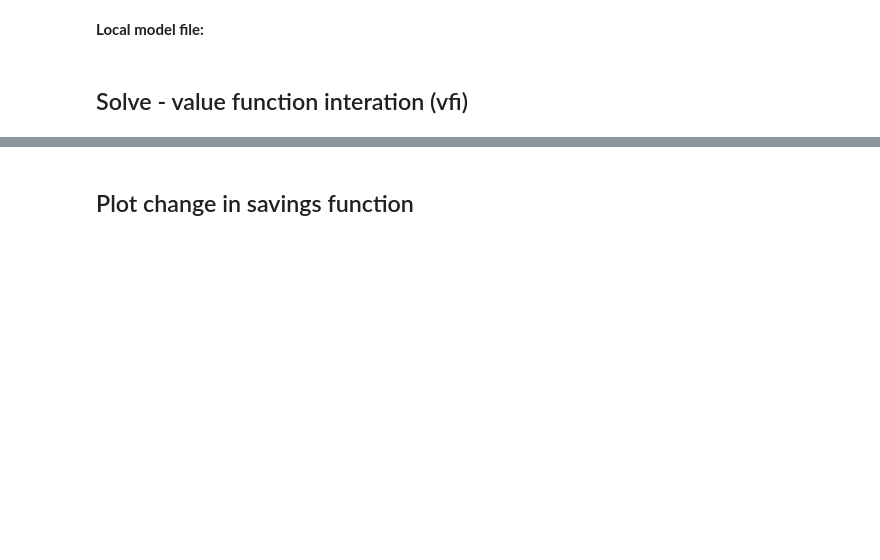
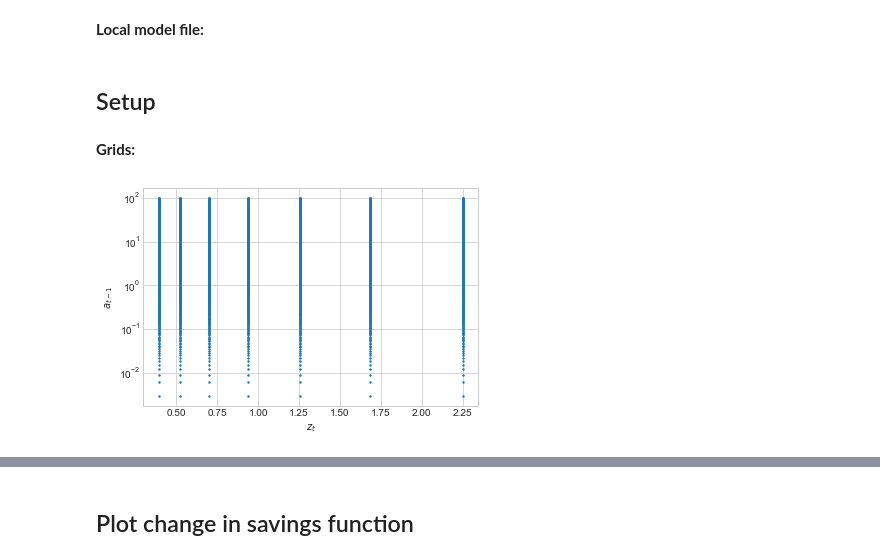
Before and after one commit to NumEconCopenhagen/AdvMacroHet, a Jupyter notebook: 01/Introduction.ipynb, the cells around one changed output, grey strips where cells are left out. Drawn from its saved outputs; the diff is of its cells as text; code cells hidden in the pictures; blank space fills up the shorter version.

```diff
--- a/01/Introduction.ipynb
+++ b/01/Introduction.ipynb
@@ -333,11 +333,25 @@ AttributeError: can't set attribute
 **Local model file:**
 # %%
 from ConSavModel import ConSavModelClass
-# %% [markdown]
-## Solve - value function interation (vfi)
+# %% [markdown]
+## Setup
 # %%
 model_vfi = ConSavModelClass()
 # %%
 par = model_vfi.par
 sol = model_vfi.sol
 sim = model_vfi.sim
+# %% [markdown]
+**Grids:**
+# %%
+fig = plt.figure()
+ax = fig.add_subplot(1,1,1)
+
+z_grid,a_grid = np.meshgrid(par.z_grid,par.a_grid,indexing='ij')
+ax.scatter(z_grid,a_grid,2)
+
+ax.set_yscale('log')
+ax.set_xlabel('$z_t$')
+ax.set_ylabel('$a_{t-1}$');
+# %% [output]
+[figure, added]
```
Also changed, not shown: parts of 24 cells of this notebook, 31 other files.
